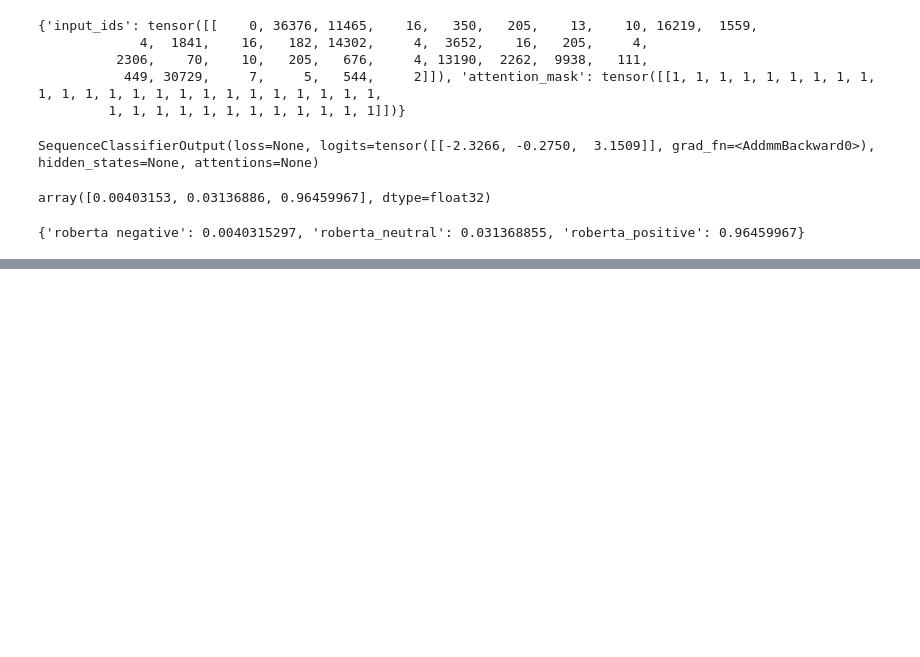
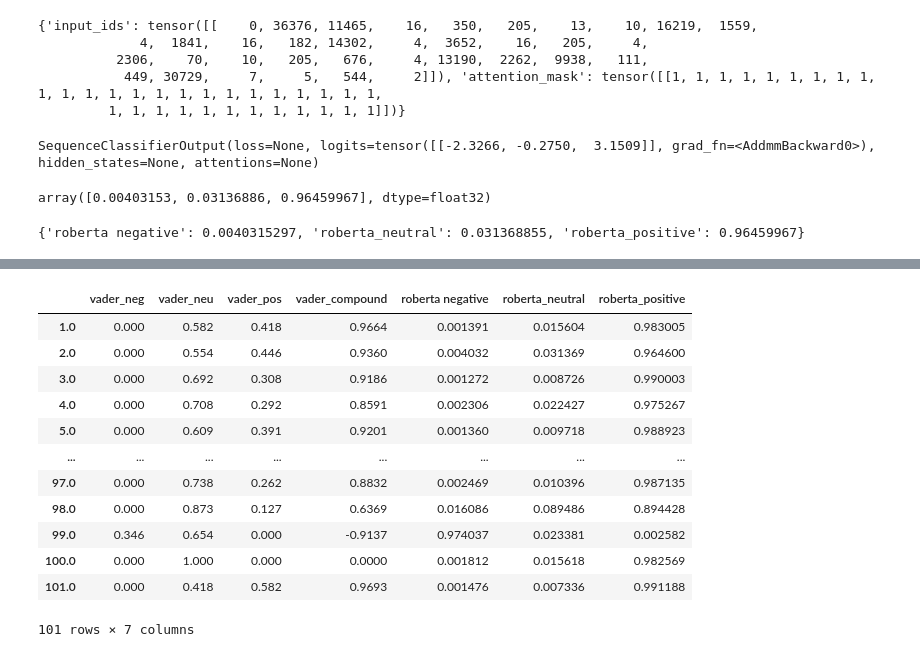
Before and after one commit to MoeenH/Sentiment-analysis-with-Reddit-Api, a Jupyter notebook: VaderModel.ipynb, the cells around one changed output, grey strips where cells are left out. Saved outputs shown, nothing was run; the diff lists cells and outputs as text; code cells hidden in the pictures; blank space fills up the shorter version.

```diff
--- a/VaderModel.ipynb
+++ b/VaderModel.ipynb
@@ -457,0 +479,17 @@ both
+# %%
+roberta_pd = pd.DataFrame(result).T
+roberta_pd
+# %% [output]
+|  | vader_neg | vader_neu | vader_pos | vader_compound | roberta negative | roberta_neutral | roberta_positive |
+| 1.0 | 0.000 | 0.582 | 0.418 | 0.9664 | 0.001391 | 0.015604 | 0.983005 |
+| 2.0 | 0.000 | 0.554 | 0.446 | 0.9360 | 0.004032 | 0.031369 | 0.964600 |
+| 3.0 | 0.000 | 0.692 | 0.308 | 0.9186 | 0.001272 | 0.008726 | 0.990003 |
+| 4.0 | 0.000 | 0.708 | 0.292 | 0.8591 | 0.002306 | 0.022427 | 0.975267 |
+| 5.0 | 0.000 | 0.609 | 0.391 | 0.9201 | 0.001360 | 0.009718 | 0.988923 |
+| ... | ... | ... | ... | ... | ... | ... | ... |
+| 97.0 | 0.000 | 0.738 | 0.262 | 0.8832 | 0.002469 | 0.010396 | 0.987135 |
+| 98.0 | 0.000 | 0.873 | 0.127 | 0.6369 | 0.016086 | 0.089486 | 0.894428 |
+| 99.0 | 0.346 | 0.654 | 0.000 | -0.9137 | 0.974037 | 0.023381 | 0.002582 |
+| 100.0 | 0.000 | 1.000 | 0.000 | 0.0000 | 0.001812 | 0.015618 | 0.982569 |
+| 101.0 | 0.000 | 0.418 | 0.582 | 0.9693 | 0.001476 | 0.007336 | 0.991188 |
+101 rows × 7 columns
```
Also changed, not shown: parts of 9 cells of this notebook.
